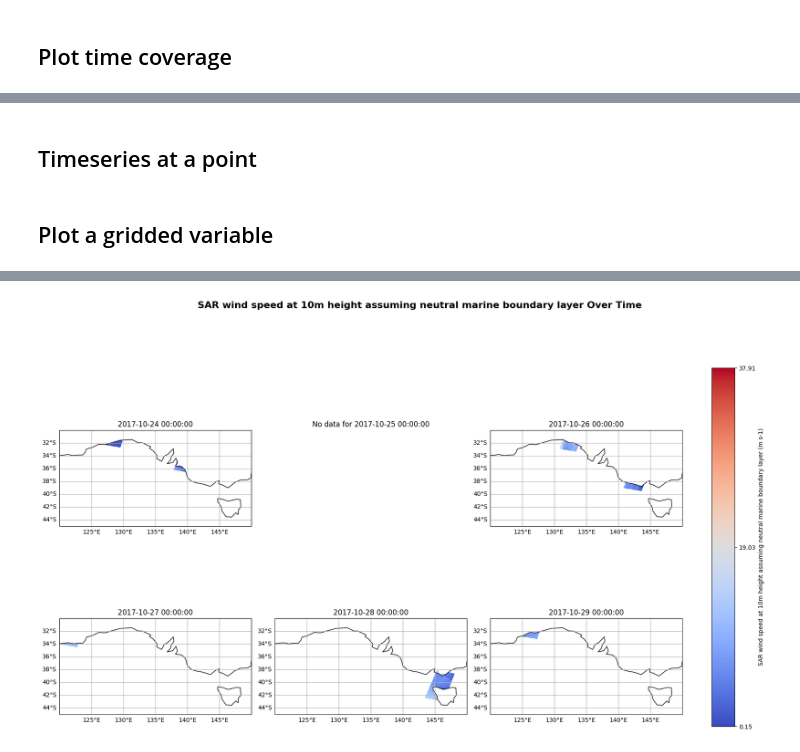
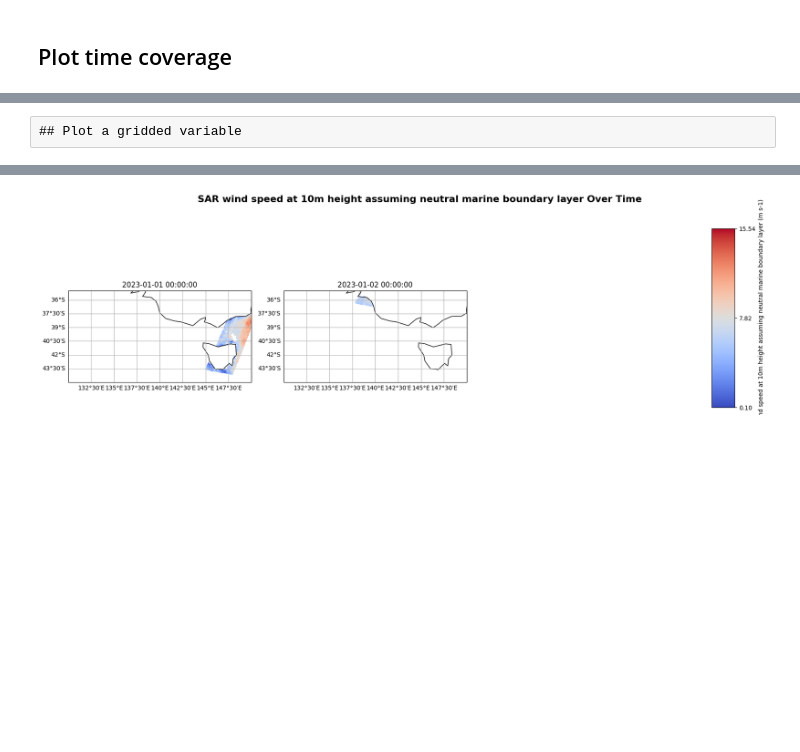
Before and after one commit to aodn/aodn_cloud_optimised, a Jupyter notebook: notebooks/satellite_wind_altimeter_delayed_qc.ipynb, the cells around one changed output, grey strips where cells are left out. Drawn from its saved outputs; the diff is of its cells as text; code cells hidden in the pictures; blank space fills up the shorter version.

```diff
--- a/notebooks/satellite_wind_altimeter_delayed_qc.ipynb
+++ b/notebooks/satellite_wind_altimeter_delayed_qc.ipynb
@@ -91,3 +111 @@ Data variables:
     title:                         Daily Sentinel-1 SAR ocean surface winds r...
-# %% [markdown]
-## Timeseries at a point
@@ -103,14 +112,14 @@ time_series_df = aodn_dataset.get_timeseries_data(var_name='analysed_sst',
-# %% [markdown]
-## Plot a gridded variable
+# %% [raw]
+## Plot a gridded variable
 # %%
 %%time
 time_series_df = aodn_dataset.plot_gridded_variable(var_name='WSPD',
-                                                    date_start='2017-10-10',
+                                                    date_start='2023-01-01',
                                                     lon_name_override="LONGITUDE",
                                                     lat_name_override="LATITUDE",
-                                                    lon_slice=(120, 150),
-                                                    lat_slice=(-45, -30),
-                                                    n_days=6,
+                                                    lon_slice=(130, 150),
+                                                    lat_slice=(-45, -35),
+                                                    n_days=2,
                                                     coastline_resolution="110m",
                                                     log_scale=False)
 # %% [output]
@@ -119 +127 @@ time_series_df = aodn_dataset.plot_gridded_variable(var_name='WSPD',
-[figure, old version]
+[figure, new version]
```
Also changed, not shown: parts of 11 cells of this notebook, 3 other files.
